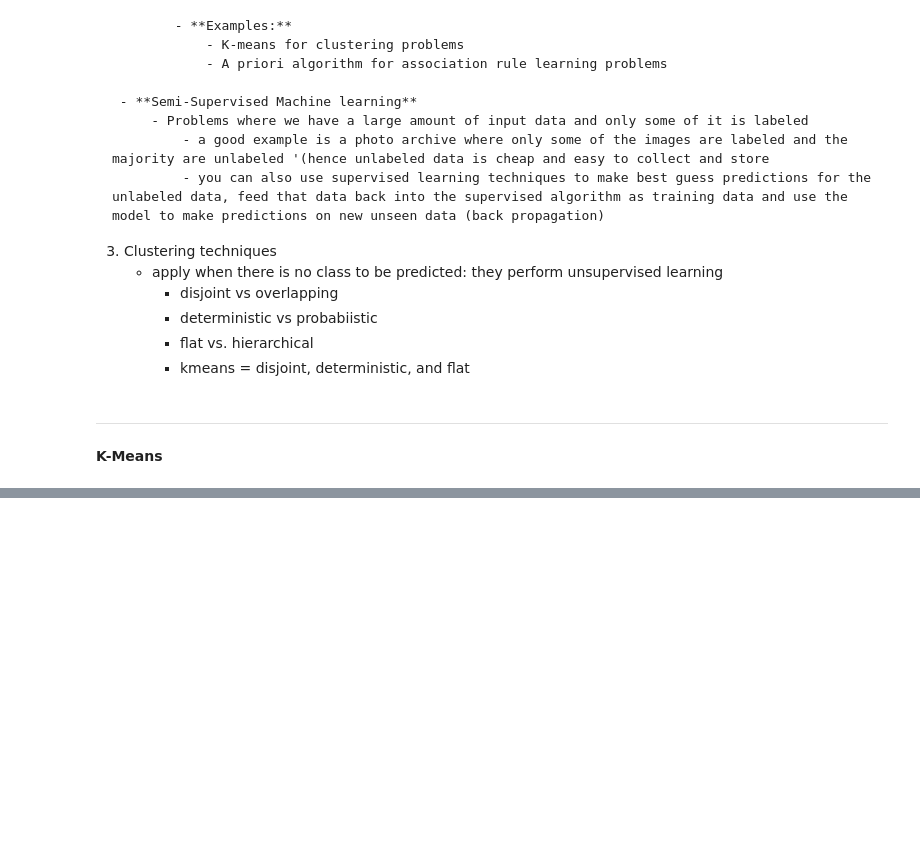
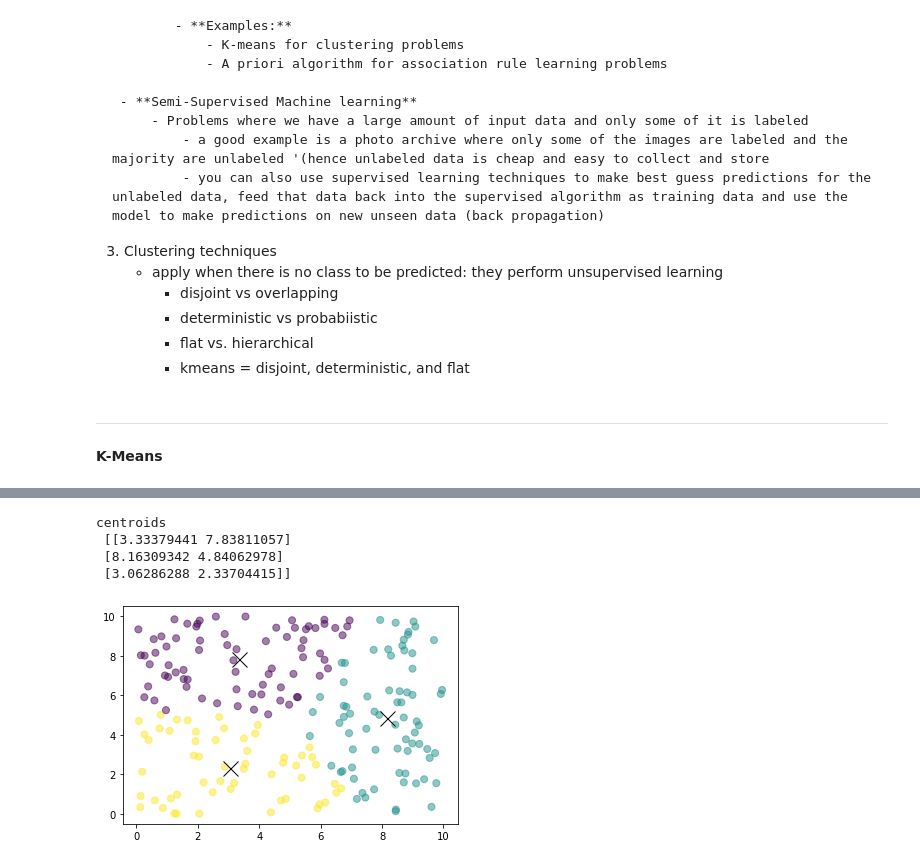
Before and after one commit to jimmy-nguyen-cal/tf1x, a Jupyter notebook: Lecture_5_Machine_Learning_Review.ipynb, the cells around one changed output, grey strips where cells are left out. Saved outputs shown, nothing was run; the diff lists cells and outputs as text; code cells hidden in the pictures; blank space fills up the shorter version.

```diff
--- a/Lecture_5_Machine_Learning_Review.ipynb
+++ b/Lecture_5_Machine_Learning_Review.ipynb
@@ -147,0 +242,15 @@ https://sites.google.com/site/dataclusteringalgorithms/k-means-clustering-algori
+# %%
+#6. Finally we display the coordinates of the final centroids and a multi-colored scatter plot
+# showing how the data points have been clustered:
+
+print("centroids" + "\n", centroid_values)
+
+plt.scatter(points_values[:, 0], points_values[:, 1], c = assignment_values, s =50, alpha =0.5)
+plt.plot(centroid_values[:, 0], centroid_values[:, 1], 'kx', markersize = 15)
+plt.pause(1)
+# %% [output]
+centroids
+ [[3.33379441 7.83811057]
+ [8.16309342 4.84062978]
+ [3.06286288 2.33704415]]
+[figure, added]
```
Also changed, not shown: parts of 16 cells of this notebook.
